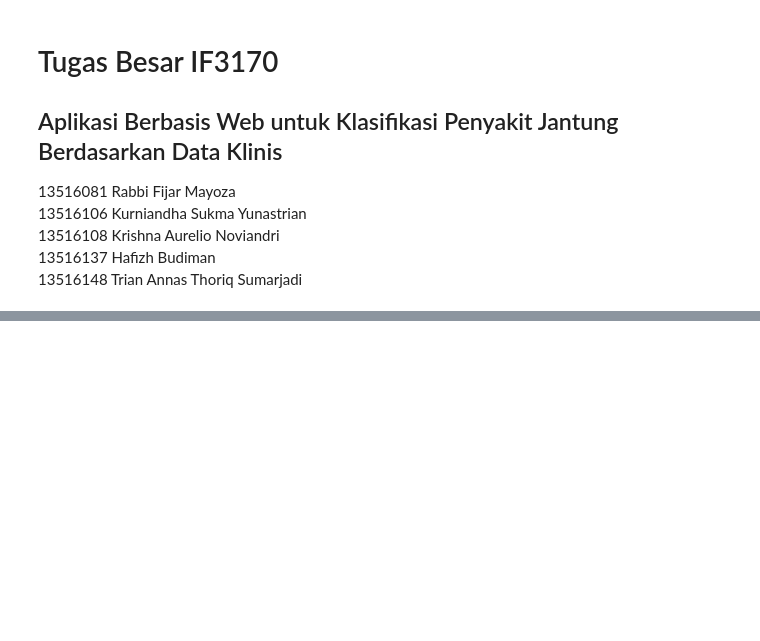
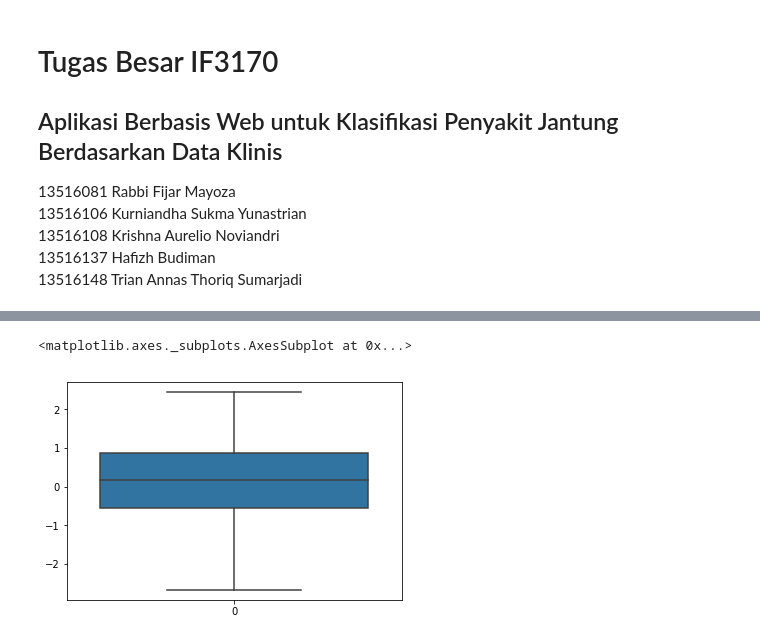
Before and after one commit to neonoia/HeartDisease, a Jupyter notebook: Tubes2A_13516081.ipynb, the cells around one changed output, grey strips where cells are left out. Drawn from its saved outputs; the diff is of its cells as text; code cells hidden in the pictures; blank space fills up the shorter version.

```diff
--- a/Tubes2A_13516081.ipynb
+++ b/Tubes2A_13516081.ipynb
@@ -259,0 +128,5 @@ Recall score:  0.5774647887323944
+# %%
+sns.boxplot(data=df['Column8'])
+# %% [output]
+<matplotlib.axes._subplots.AxesSubplot at 0x...>
+[figure, added]
```
Also changed, not shown: parts of 72 cells of this notebook, 1 other file.
